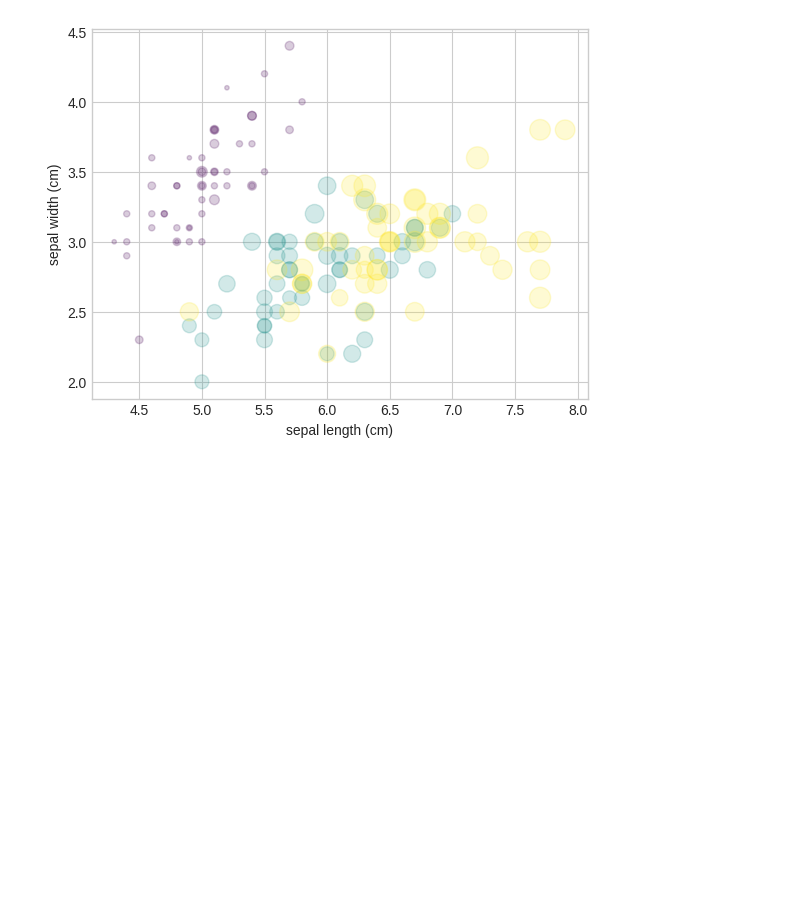
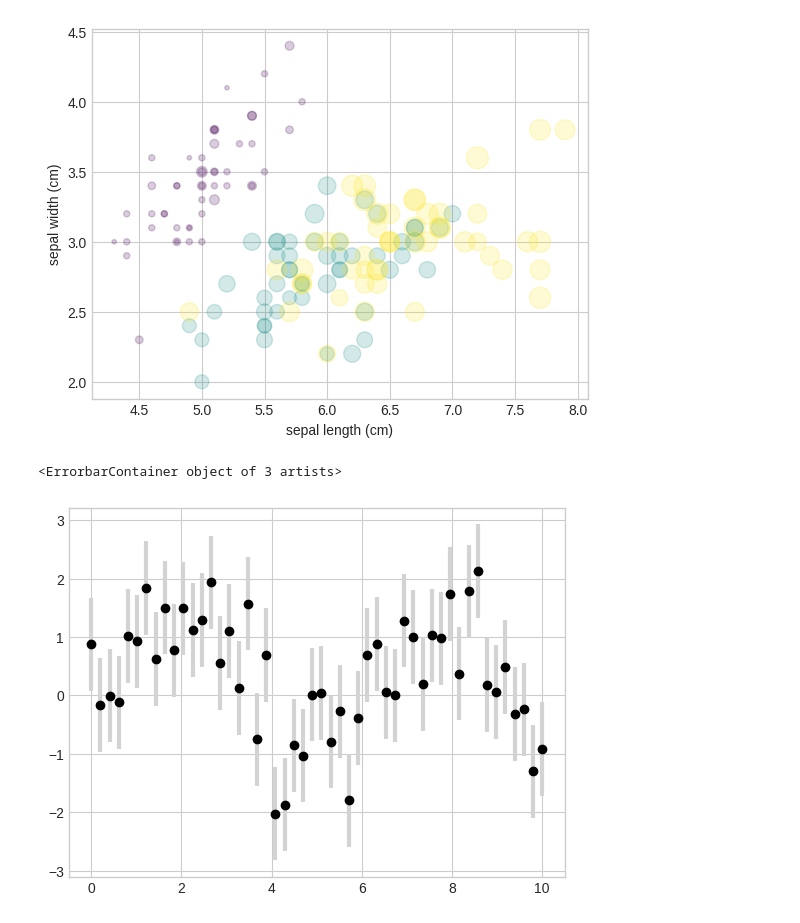
Before and after one commit to rdzjr1997/Handbook_Python_DS, a Jupyter notebook: Matplotlib_Code.ipynb, the cells around one changed output. Saved outputs shown, nothing was run; the diff lists cells and outputs as text; code cells hidden in the pictures; blank space fills up the shorter version.

```diff
--- a/Matplotlib_Code.ipynb
+++ b/Matplotlib_Code.ipynb
@@ -227,3 +227,21 @@ plt.ylabel(iris.feature_names[1])
 # %% [output]
 Text(0, 0.5, 'sepal width (cm)')
 [figure]
+# %%
+# Visualizing Errors
+
+plt.style.use("seaborn-whitegrid")
+
+x = np.linspace(0, 10, 50)
+dy = 0.8
+y = np.sin(x) + dy * np.random.randn(50)
+
+# A normal errobar plot
+#plt.errorbar(x, y, yerr=dy, fmt='.k')
+
+# Errobars lighter than the points themselves
+plt.errorbar(x, y, yerr=dy, fmt='o', color='black',
+            ecolor='lightgray', elinewidth=3, capsize=0)
+# %% [output]
+<ErrorbarContainer object of 3 artists>
+[figure, added]
```
Also changed, not shown: parts of 13 cells of this notebook.
